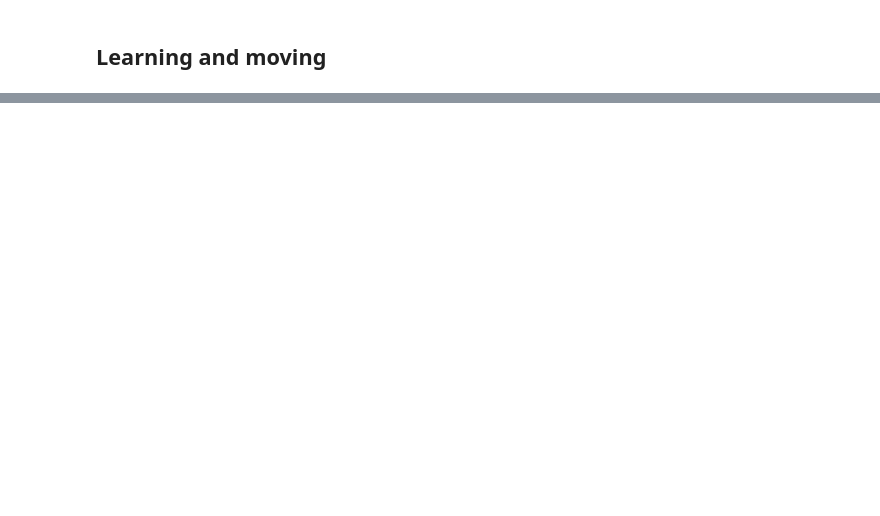
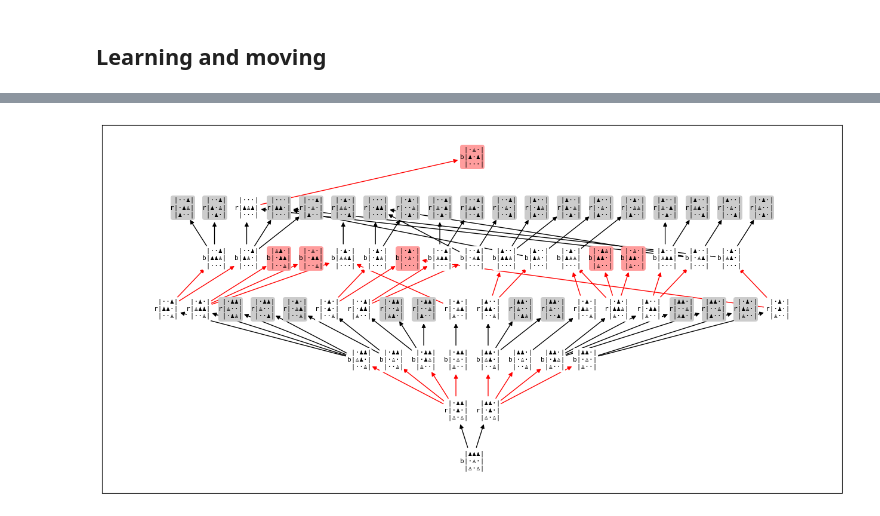
Before and after one commit to wwcohen/aihistory, a Jupyter notebook: hexapawn.ipynb, the cells around one changed output, grey strips where cells are left out. Saved outputs shown, nothing was run; the diff lists cells and outputs as text; code cells hidden in the pictures; blank space fills up the shorter version.

```diff
--- a/hexapawn.ipynb
+++ b/hexapawn.ipynb
@@ -547,0 +613,31 @@ viz(subtrees['a1 a2'], bs.unused_moves())
+# %%
+from collections import defaultdict
+
+def prune_tree(start_tree: GameTree, rejected_moves: set[tuple[State,State]]):
+  tree = GameTree(root=start_tree.root, children=start_tree.children.copy())
+  for parent, children in tree.children.items():
+    for move, child in list(children.items()):
+      if (parent, child) in rejected_moves:
+        del tree.children[parent][move]
+  reachable = set()
+  def mark_reachable(state):
+    reachable.add(state)
+    for child in tree.children[state].values():
+      mark_reachable(child)
+  mark_reachable(tree.root)
+  for state in set(tree.children) - reachable:
+    del tree.children[state]
+  return tree
+
+def viz_subtree(hp: Hexapawn, initial_moves=[]):
+    root = hp.tree.root
+    for m in initial_moves:
+        root = root.apply(Move.parse(m))
+    rejected = (
+        hp.strategy[-1].rejected_moves()
+        | hp.strategy[+1].rejected_moves())
+    viz(prune_tree(GameTree.rooted_at(root), rejected), rejected)
+
+viz_subtree(hpb, ['b1 b2'])
+# %% [output]
+[figure, added]
```
Also changed, not shown: parts of 25 cells of this notebook.
